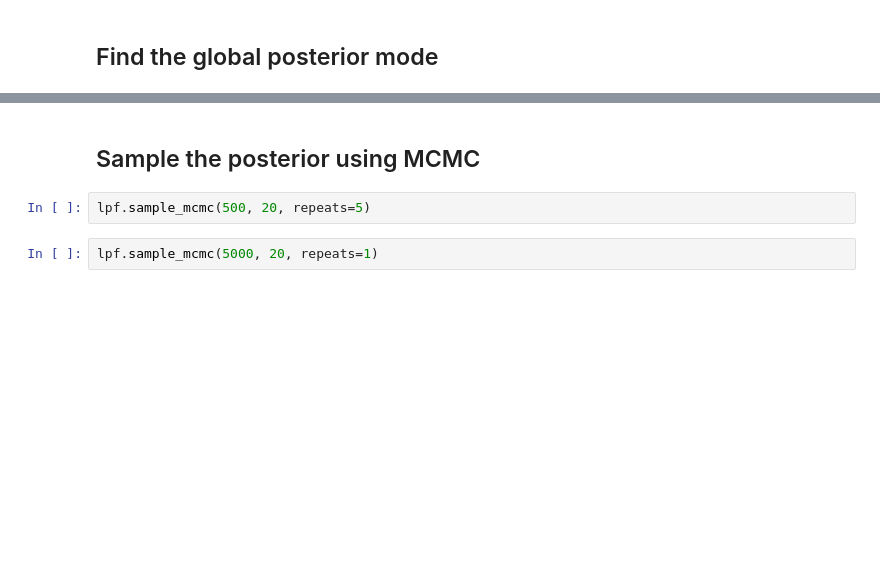
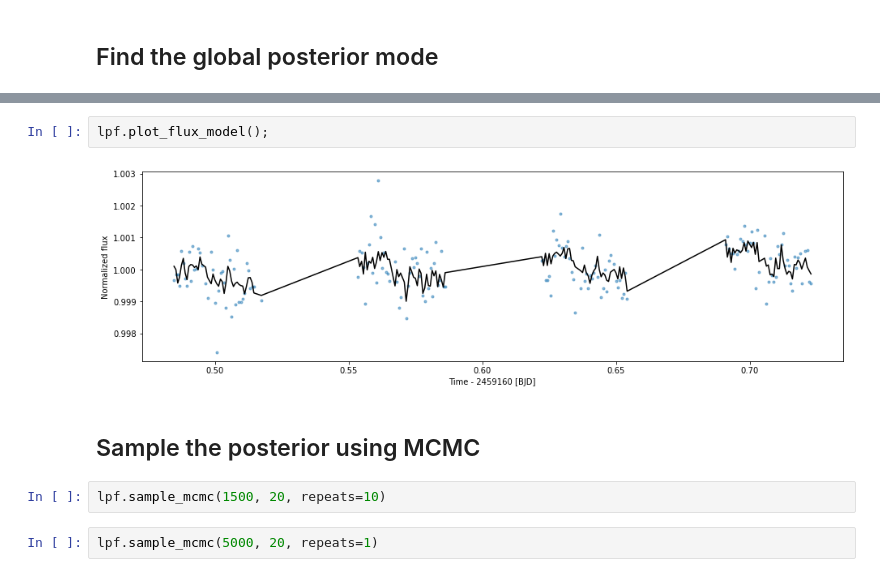
Before and after one commit to hpparvi/cheops_kelt_1, a Jupyter notebook: visit_4.ipynb, the cells around one changed output, grey strips where cells are left out. Drawn from its saved outputs; the diff is of its cells as text; blank space fills up the shorter version.

```diff
--- a/visit_4.ipynb
+++ b/visit_4.ipynb
@@ -53,7 +55,11 @@ lpf.plot_flux_model();
+# %%
+lpf.plot_flux_model();
+# %% [output]
+[figure, added]
 # %% [markdown]
 ## Sample the posterior using MCMC
 # %%
-lpf.sample_mcmc(500, 20, repeats=5)
+lpf.sample_mcmc(1500, 20, repeats=10)
 # %%
 lpf.sample_mcmc(5000, 20, repeats=1)
 # %%
```
Also changed, not shown: parts of 10 cells of this notebook, 10 other files.
